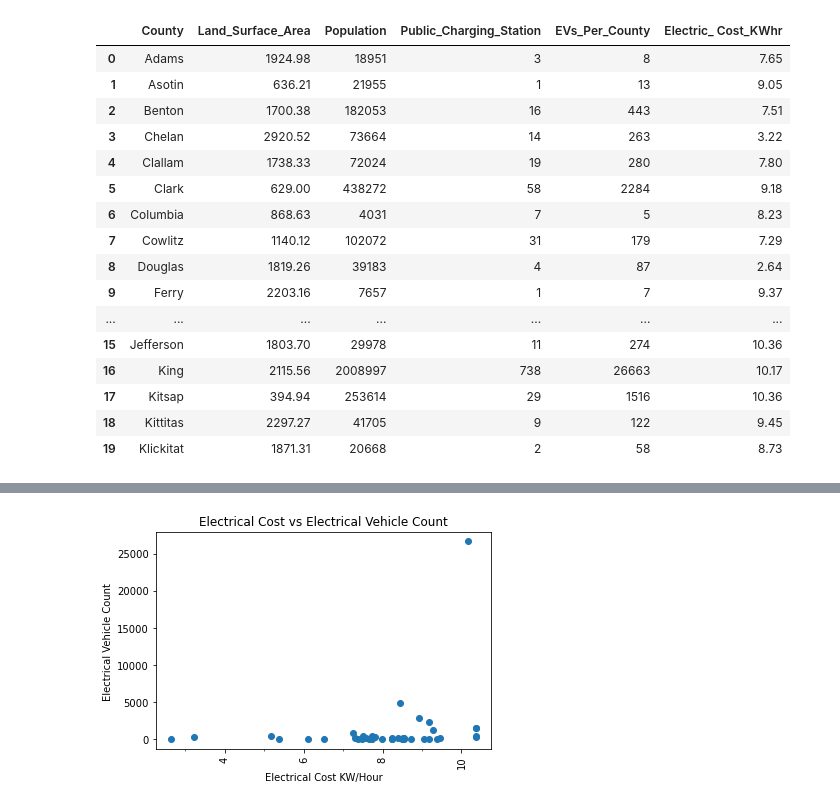
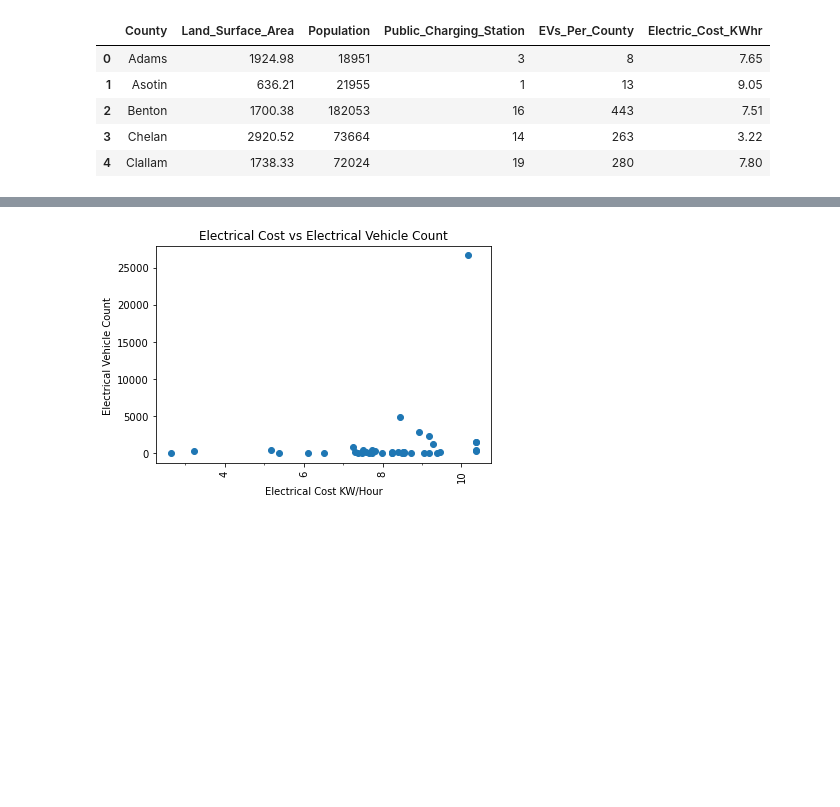
Before and after one commit to fbarillas08/Electric-Vehicles-in-WashingtonState, a Jupyter notebook: ev_efficienciency_data.ipynb, the cells around one changed output, grey strips where cells are left out. Drawn from its saved outputs; the diff is of its cells as text; code cells hidden in the pictures; blank space fills up the shorter version.

```diff
--- a/ev_efficienciency_data.ipynb
+++ b/ev_efficienciency_data.ipynb
@@ -10,33 +10,22 @@ import scipy as sp
 # %%
 #Import cvs
 
 Rates_Population = "Wash_State_County_Demo_Data.csv"
 
 #read cvs
 
 Rates_Population_df = pd.read_csv(Rates_Population)
 
-Rates_Population_df.head(20)
+Rates_Population_df.head()
 
 # Rates_Population_df.dtypes
 # %% [output]
-|  | County | Land_Surface_Area | Population | Public_Charging_Station | EVs_Per_County | Electric_ Cost_KWhr |
+|  | County | Land_Surface_Area | Population | Public_Charging_Station | EVs_Per_County | Electric_Cost_KWhr |
 | 0 | Adams | 1924.98 | 18951 | 3 | 8 | 7.65 |
 | 1 | Asotin | 636.21 | 21955 | 1 | 13 | 9.05 |
 | 2 | Benton | 1700.38 | 182053 | 16 | 443 | 7.51 |
 | 3 | Chelan | 2920.52 | 73664 | 14 | 263 | 3.22 |
 | 4 | Clallam | 1738.33 | 72024 | 19 | 280 | 7.80 |
-| 5 | Clark | 629.00 | 438272 | 58 | 2284 | 9.18 |
-| 6 | Columbia | 868.63 | 4031 | 7 | 5 | 8.23 |
-| 7 | Cowlitz | 1140.12 | 102072 | 31 | 179 | 7.29 |
-| 8 | Douglas | 1819.26 | 39183 | 4 | 87 | 2.64 |
-| 9 | Ferry | 2203.16 | 7657 | 1 | 7 | 9.37 |
-| ... | ... | ... | ... | ... | ... | ... |
-| 15 | Jefferson | 1803.70 | 29978 | 11 | 274 | 10.36 |
-| 16 | King | 2115.56 | 2008997 | 738 | 26663 | 10.17 |
-| 17 | Kitsap | 394.94 | 253614 | 29 | 1516 | 10.36 |
-| 18 | Kittitas | 2297.27 | 41705 | 9 | 122 | 9.45 |
-| 19 | Klickitat | 1871.31 | 20668 | 2 | 58 | 8.73 |
 # %%
 Rates_Population_df.columns
 # %% [output]
```
Also changed, not shown: parts of 7 cells of this notebook, 14 other files.
